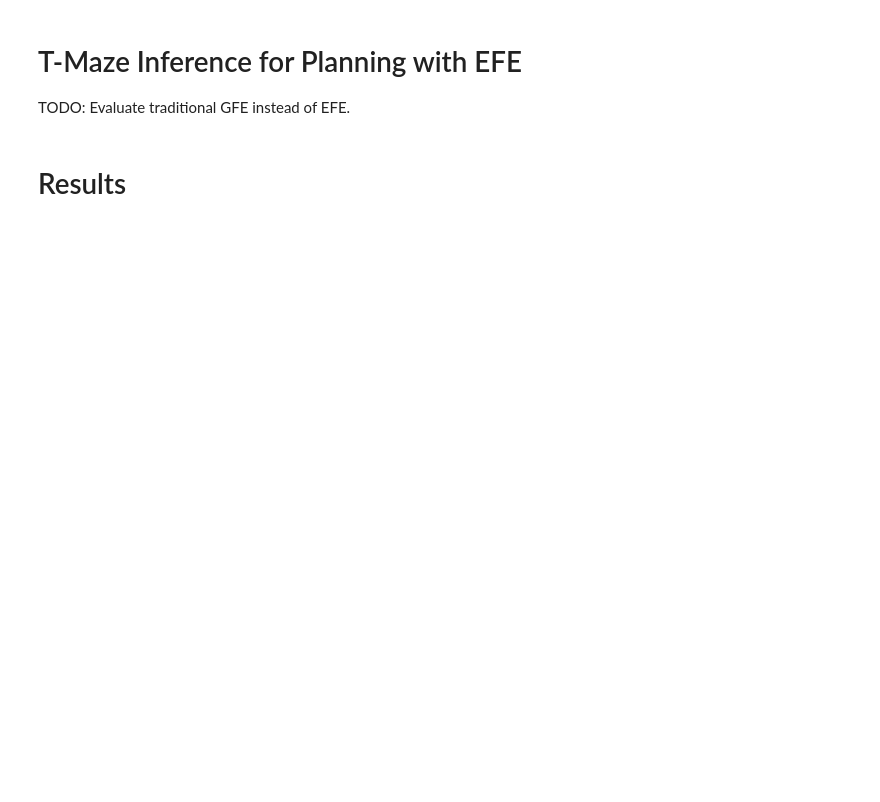
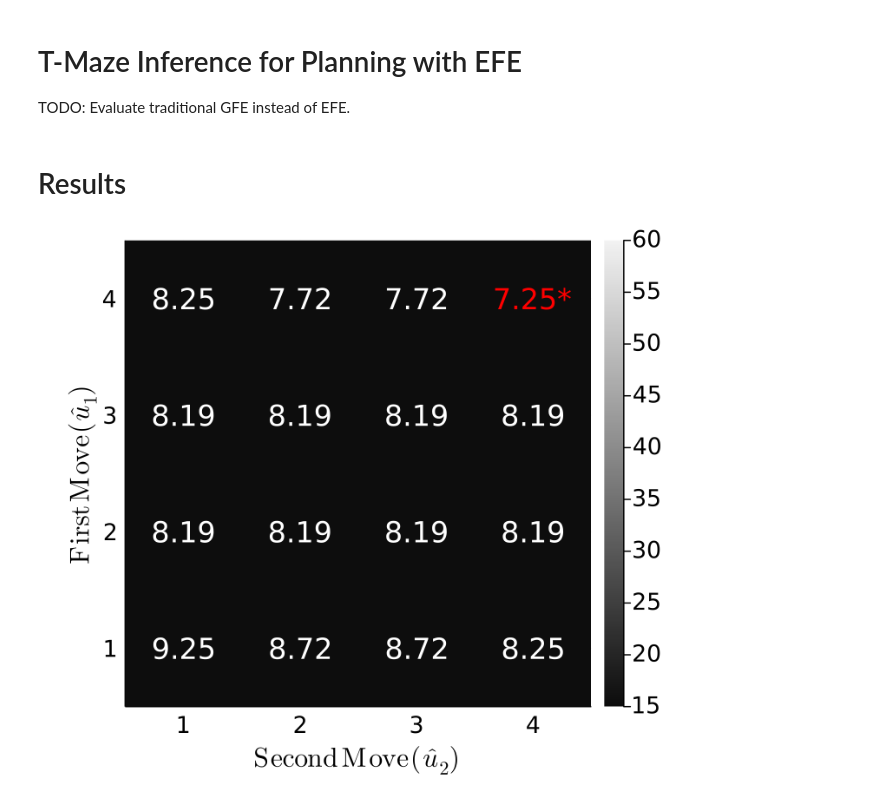
Before and after one commit to biaslab/LAIF, a Jupyter notebook: src/FLSimulations/T-maze_planning_EFE.ipynb, the cells around one changed output. Saved outputs shown, nothing was run; the diff lists cells and outputs as text; code cells hidden in the pictures; blank space fills up the shorter version.

```diff
--- a/src/FLSimulations/T-maze_planning_EFE.ipynb
+++ b/src/FLSimulations/T-maze_planning_EFE.ipynb
@@ -22,9 +22,12 @@ include("agent.jl")
 include("helpers.jl")
 
 (A, B, C, D) = constructABCD(α, c)
+C_t = [ones(16)./16, C] # Goal prior
 ;
 # %%
 # GBFE for all policies
-EFE = evaluatePoliciesEFE(A, B, C, D)
+EFE = evaluatePoliciesEFE(A, B, C_t, D)
 plotResults(EFE, clim=(15.0,60.0), dpi=300, highlight=minimum)
 #savefig("EFE_c_$(c)_a_$(α).png")
+# %% [output]
+[figure, added]
```
Also changed, not shown: 16 other files.
